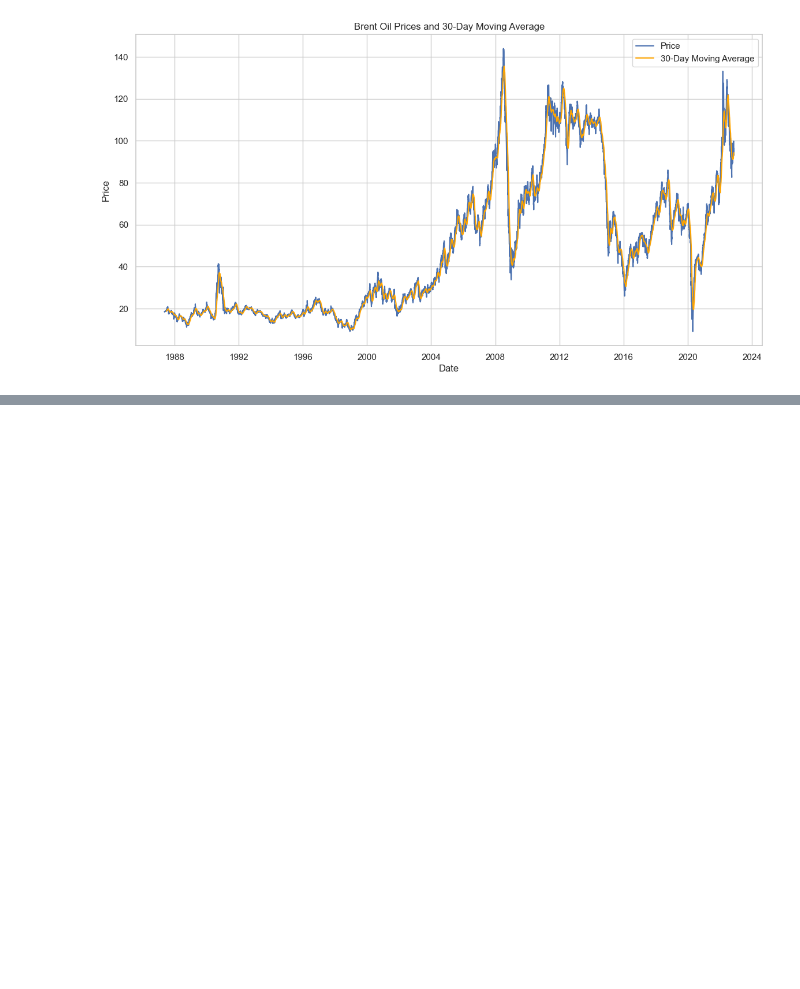
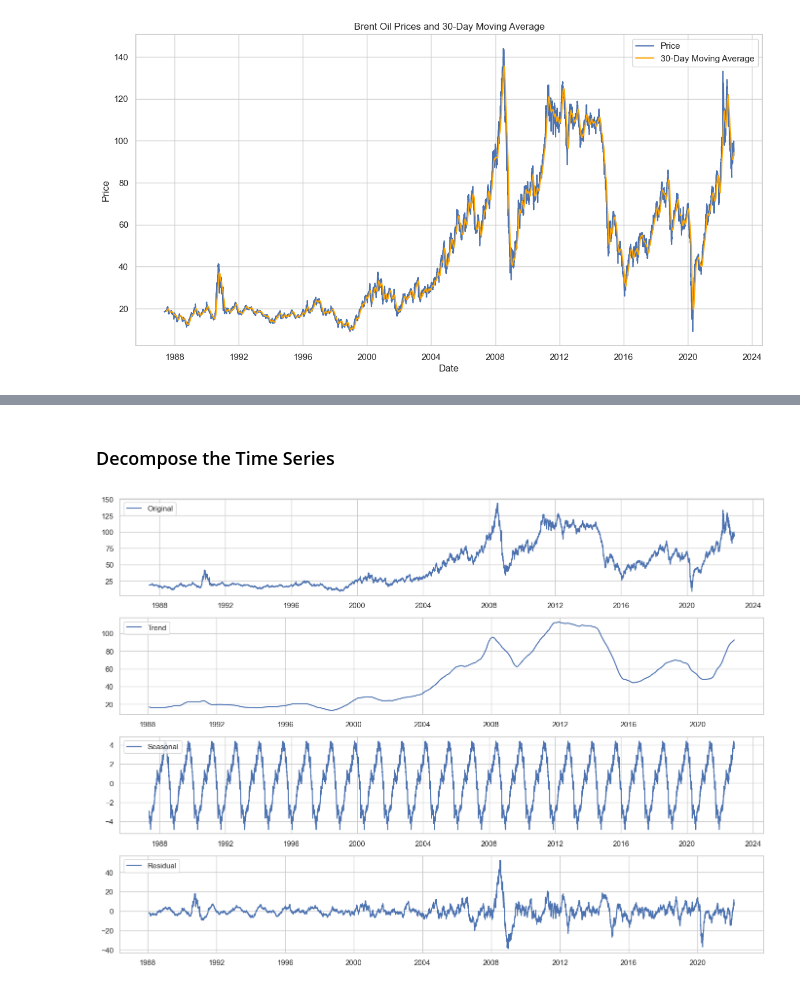
Before and after one commit to matidesalegn/brent-oil-analysis, a Jupyter notebook: notebooks/01_data_exploration.ipynb, the cells around one changed output, grey strips where cells are left out. Cells and saved outputs as stored; diff of their text form; code cells hidden in the pictures; blank space fills up the shorter version.

Commit message:
Working on the modeling

```diff
--- a/notebooks/01_data_exploration.ipynb
+++ b/notebooks/01_data_exploration.ipynb
@@ -133,0 +144,31 @@ plt.show()
+# %% [markdown]
+### Decompose the Time Series
+# %%
+from statsmodels.tsa.seasonal import seasonal_decompose
+
+# Decompose the time series
+decomposition = seasonal_decompose(data_clean['Price'], model='additive', period=365)
+
+# Plot the decomposed components
+plt.figure(figsize=(14, 10))
+
+plt.subplot(411)
+plt.plot(data_clean['Date'], data_clean['Price'], label='Original')
+plt.legend(loc='upper left')
+
+plt.subplot(412)
+plt.plot(data_clean['Date'], decomposition.trend, label='Trend')
+plt.legend(loc='upper left')
+
+plt.subplot(413)
+plt.plot(data_clean['Date'], decomposition.seasonal, label='Seasonal')
+plt.legend(loc='upper left')
+
+plt.subplot(414)
+plt.plot(data_clean['Date'], decomposition.resid, label='Residual')
+plt.legend(loc='upper left')
+
+plt.tight_layout()
+plt.show()
+# %% [output]
+[figure, added]
```
Also changed, not shown: parts of 13 cells of this notebook, 1 other file.
